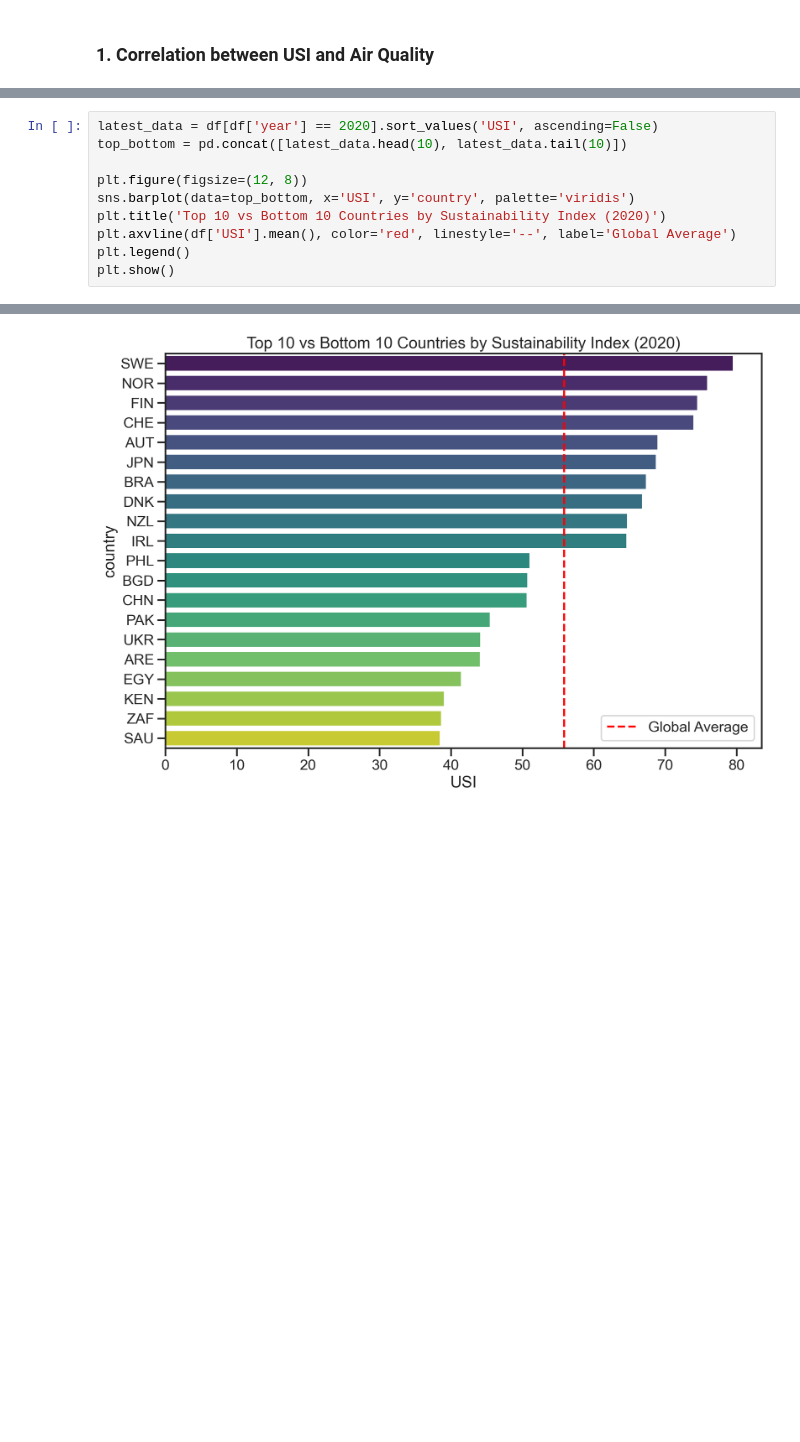
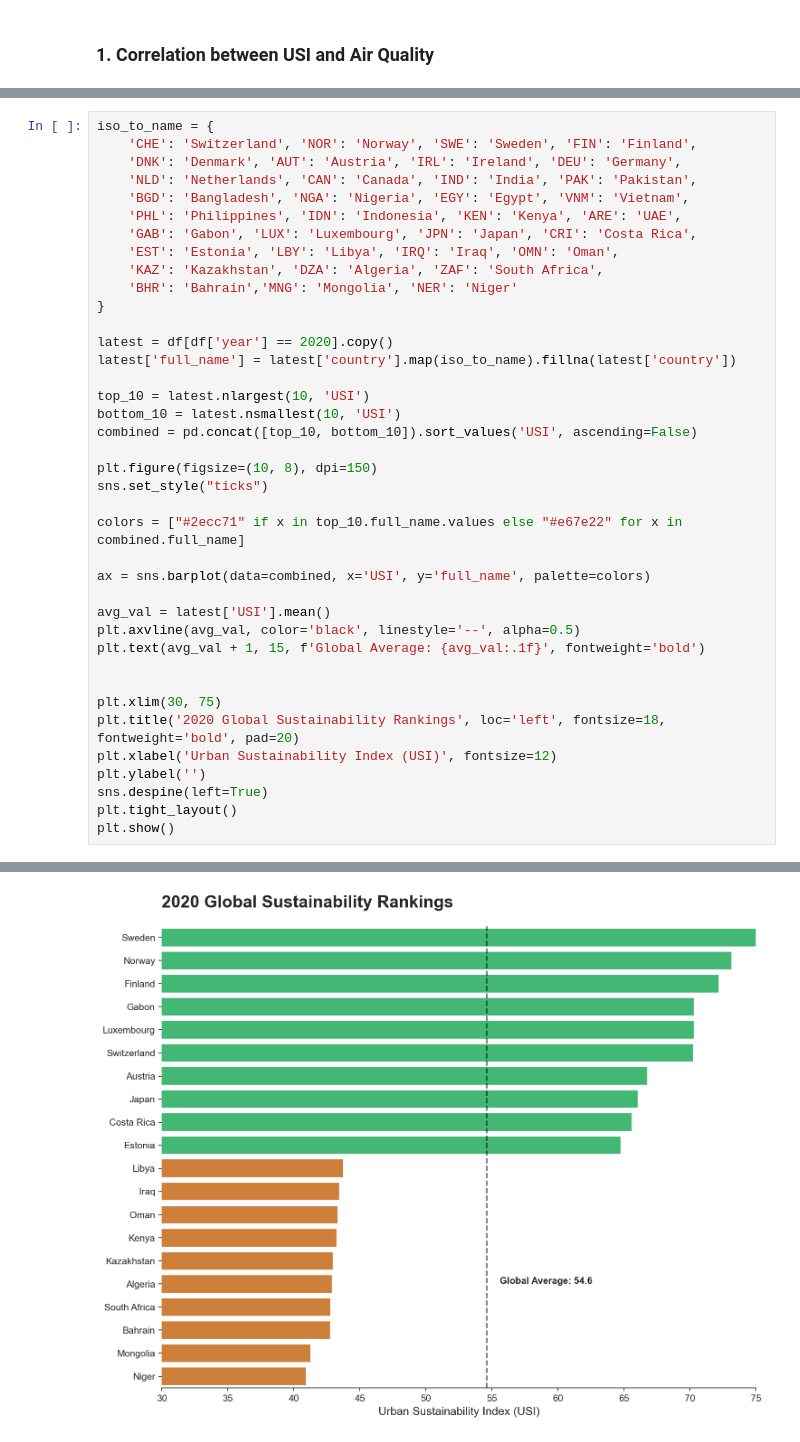
Before and after one commit to chrislowzhengxi/intro-ml, a Jupyter notebook: project/code.ipynb, the cells around one changed output, grey strips where cells are left out. Saved outputs shown, nothing was run; the diff lists cells and outputs as text; blank space fills up the shorter version.

```diff
--- a/project/code.ipynb
+++ b/project/code.ipynb
@@ -353,12 +383,41 @@ plt.show()
 # %%
-latest_data = df[df['year'] == 2020].sort_values('USI', ascending=False)
-top_bottom = pd.concat([latest_data.head(10), latest_data.tail(10)])
+iso_to_name = {
+    'CHE': 'Switzerland', 'NOR': 'Norway', 'SWE': 'Sweden', 'FIN': 'Finland',
+    'DNK': 'Denmark', 'AUT': 'Austria', 'IRL': 'Ireland', 'DEU': 'Germany',
+    'NLD': 'Netherlands', 'CAN': 'Canada', 'IND': 'India', 'PAK': 'Pakistan',
+    'BGD': 'Bangladesh', 'NGA': 'Nigeria', 'EGY': 'Egypt', 'VNM': 'Vietnam',
+    'PHL': 'Philippines', 'IDN': 'Indonesia', 'KEN': 'Kenya', 'ARE': 'UAE',
+    'GAB': 'Gabon', 'LUX': 'Luxembourg', 'JPN': 'Japan', 'CRI': 'Costa Rica',
+    'EST': 'Estonia', 'LBY': 'Libya', 'IRQ': 'Iraq', 'OMN': 'Oman',
+    'KAZ': 'Kazakhstan', 'DZA': 'Algeria', 'ZAF': 'South Africa',
+    'BHR': 'Bahrain','MNG': 'Mongolia', 'NER': 'Niger'
+}
 
-plt.figure(figsize=(12, 8))
-sns.barplot(data=top_bottom, x='USI', y='country', palette='viridis')
-plt.title('Top 10 vs Bottom 10 Countries by Sustainability Index (2020)')
-plt.axvline(df['USI'].mean(), color='red', linestyle='--', label='Global Average')
-plt.legend()
+latest = df[df['year'] == 2020].copy()
+latest['full_name'] = latest['country'].map(iso_to_name).fillna(latest['country'])
+
+top_10 = latest.nlargest(10, 'USI')
+bottom_10 = latest.nsmallest(10, 'USI')
+combined = pd.concat([top_10, bottom_10]).sort_values('USI', ascending=False)
+
+plt.figure(figsize=(10, 8), dpi=150)
+sns.set_style("ticks")
+
+colors = ["#2ecc71" if x in top_10.full_name.values else "#e67e22" for x in combined.full_name]
+
+ax = sns.barplot(data=combined, x='USI', y='full_name', palette=colors)
+
+avg_val = latest['USI'].mean()
+plt.axvline(avg_val, color='black', linestyle='--', alpha=0.5)
+plt.text(avg_val + 1, 15, f'Global Average: {avg_val:.1f}', fontweight='bold')
+
+
+plt.xlim(30, 75)
+plt.title('2020 Global Sustainability Rankings', loc='left', fontsize=18, fontweight='bold', pad=20)
+plt.xlabel('Urban Sustainability Index (USI)', fontsize=12)
+plt.ylabel('')
+sns.despine(left=True)
+plt.tight_layout()
 plt.show()
 # %% [output]
 Passing `palette` without assigning `hue` is deprecated and will be removed in v0.14.0. Assign the `y` variable to `hue` and set `legend=False` for the same effect.
@@ -367 +426 @@ Passing `palette` without assigning `hue` is deprecated and will be removed in v
-[figure, old version]
+[figure, new version]
```
Also changed, not shown: parts of 39 cells of this notebook, 1 other file.
